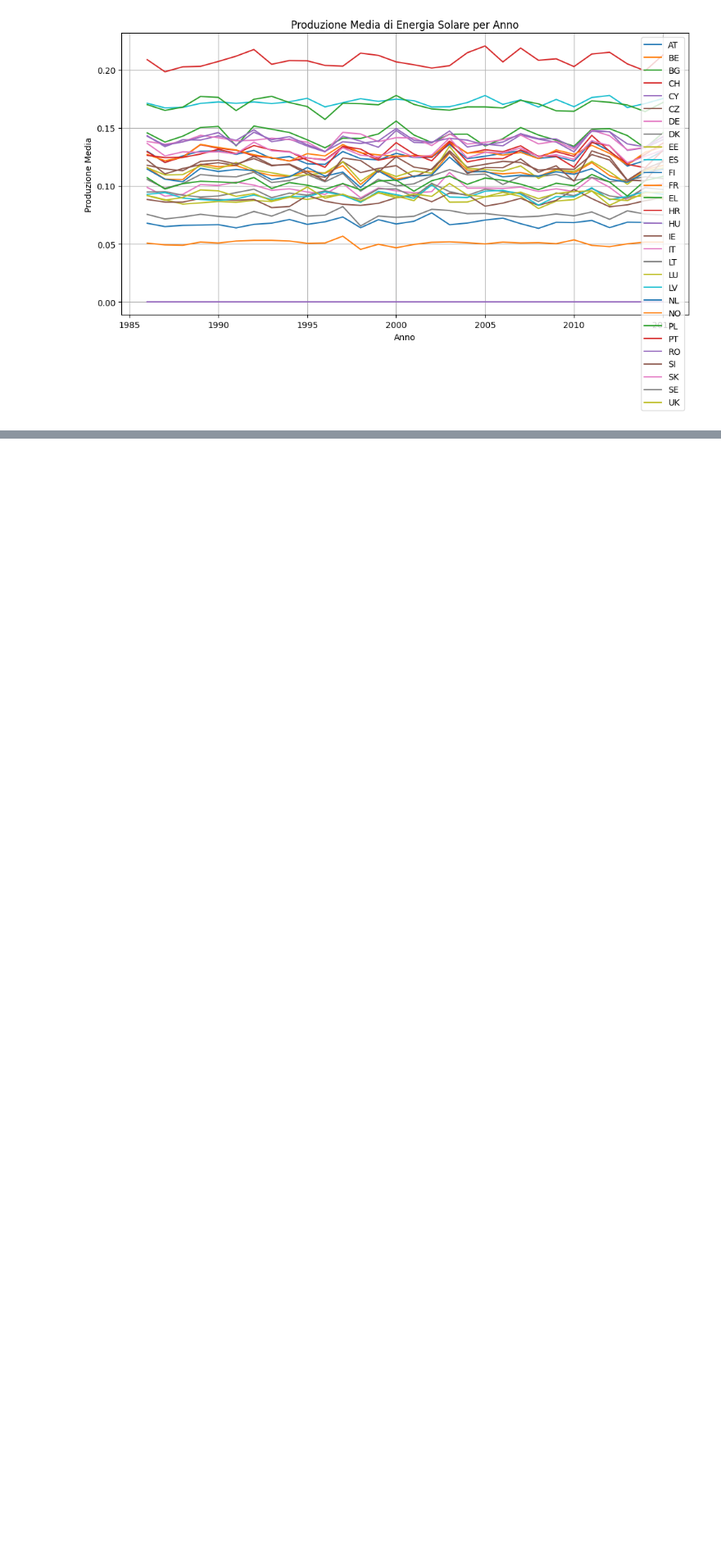
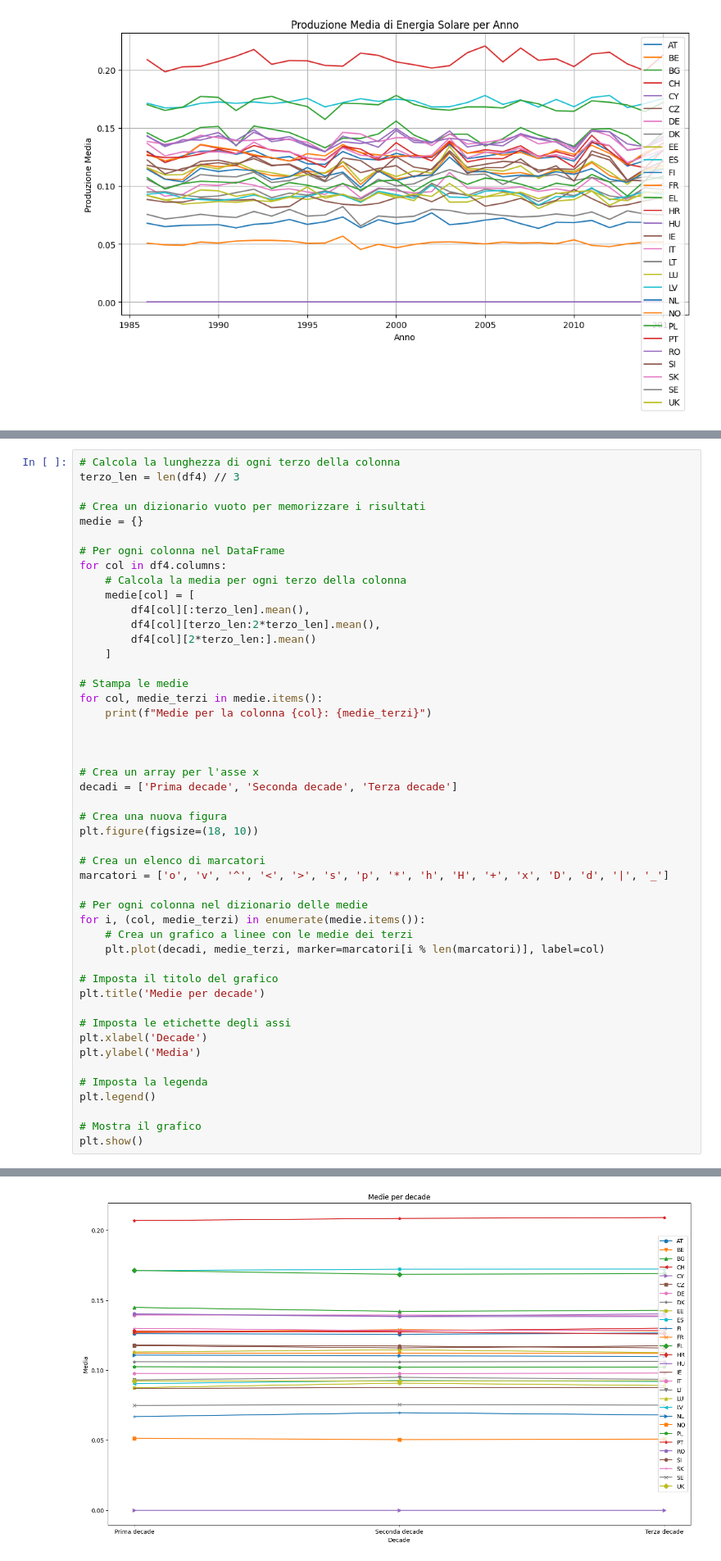
Before and after one commit to Alessandro-Castelli/Small-Project, a Jupyter notebook: Dataset4A.ipynb, the cells around one changed output, grey strips where cells are left out. Shown at 82% size. Saved outputs shown, nothing was run; the diff lists cells and outputs as text; blank space fills up the shorter version.

```diff
--- a/Dataset4A.ipynb
+++ b/Dataset4A.ipynb
@@ -259,0 +203,49 @@ plt.show()
+# %%
+# Calcola la lunghezza di ogni terzo della colonna
+terzo_len = len(df4) // 3
+
+# Crea un dizionario vuoto per memorizzare i risultati
+medie = {}
+
+# Per ogni colonna nel DataFrame
+for col in df4.columns:
+    # Calcola la media per ogni terzo della colonna
+    medie[col] = [
+        df4[col][:terzo_len].mean(),
+        df4[col][terzo_len:2*terzo_len].mean(),
+        df4[col][2*terzo_len:].mean()
+    ]
+
+# Stampa le medie
+for col, medie_terzi in medie.items():
+    print(f"Medie per la colonna {col}: {medie_terzi}")
+
+
+
+# Crea un array per l'asse x
+decadi = ['Prima decade', 'Seconda decade', 'Terza decade']
+
+# Crea una nuova figura
+plt.figure(figsize=(18, 10))
+
+# Crea un elenco di marcatori
+marcatori = ['o', 'v', '^', '<', '>', 's', 'p', '*', 'h', 'H', '+', 'x', 'D', 'd', '|', '_']
+
+# Per ogni colonna nel dizionario delle medie
+for i, (col, medie_terzi) in enumerate(medie.items()):
+    # Crea un grafico a linee con le medie dei terzi
+    plt.plot(decadi, medie_terzi, marker=marcatori[i % len(marcatori)], label=col)
+
+# Imposta il titolo del grafico
+plt.title('Medie per decade')
+
+# Imposta le etichette degli assi
+plt.xlabel('Decade')
+plt.ylabel('Media')
+
+# Imposta la legenda
+plt.legend()
+
+# Mostra il grafico
+plt.show()
+# %% [output]
@@ -259,0 +269 @@ plt.show()
+[figure, added]
```
Also changed, not shown: parts of 4 cells of this notebook.
